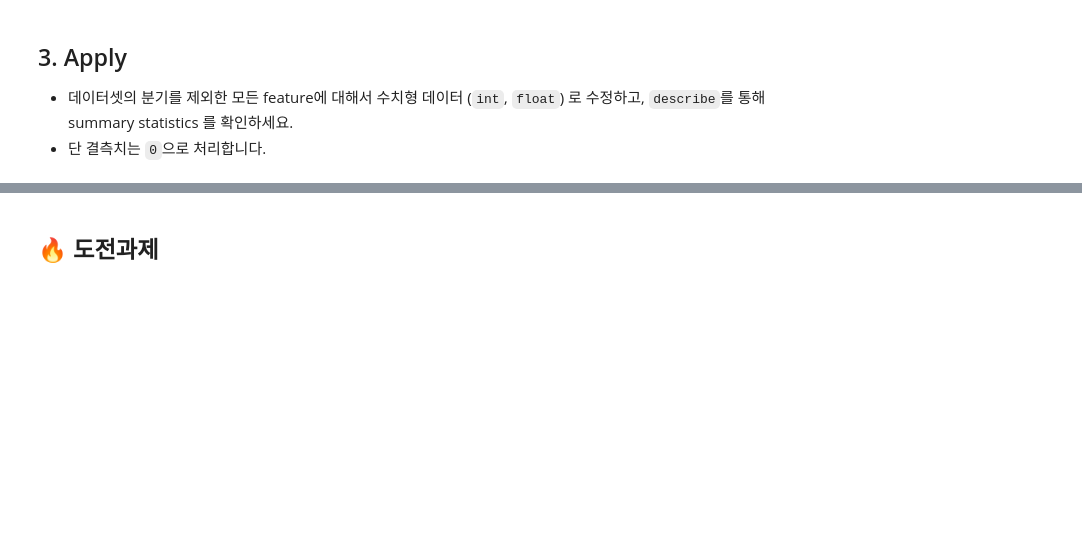
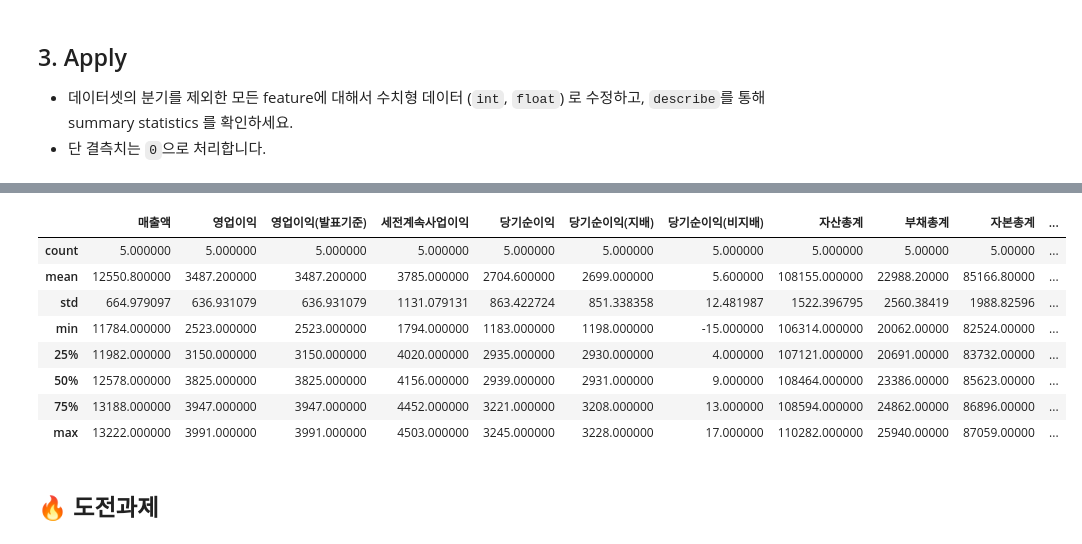
Before and after one commit to seahahn/game-company-data-analysis, a Jupyter notebook: n112-feature-engineering/n112a-feature-engineering.ipynb, the cells around one changed output, grey strips where cells are left out. Drawn from its saved outputs; the diff is of its cells as text; code cells hidden in the pictures; blank space fills up the shorter version.

```diff
--- a/n112-feature-engineering/n112a-feature-engineering.ipynb
+++ b/n112-feature-engineering/n112a-feature-engineering.ipynb
@@ -77,18 +77,18 @@ df2
 - replace가 아닌 다른 방법을 사용하여 19년도 2분기의 매출액 을 integer로 변경하세요. 결과값은 12578이 나와야합니다.
 # %%
 import re
+pd.set_option('mode.chained_assignment',  None)
 
+# ','를 대체시킬 함수
 def comma_num_to_int(text):
+  # 들어온 값의 타입을 확인하여 str이면 대체, 아니면 원래 값으로 돌려줌
   if str(type(text)) == "<class 'str'>":
-    print('in')
     n = re.sub(",", "", text)
     return int(n)
   else:
-    print('not in')
-    print(type(text))
     return text
 
-target = df.index[(df['분기'] == '19/6')]
-df['매출액'][target[0]] = comma_num_to_int(df.loc[target[0]]['매출액'])
+target = df.index[(df['분기'] == '19/6')] # 19년도 2분기 행 위치 찾기
+df['매출액'][target[0]] = comma_num_to_int(df.loc[target[0]]['매출액']) # 값 타입을 int로 바꾸기
 df['매출액'][target[0]]
 # %% [output]
@@ -134,0 +100,19 @@ PER(배)
+# %%
+# 각 컬럼별 타입 확인
+df.dtypes
+
+# 결측치 처리
+df.isna()
+df = df.fillna(0)
+
+# '분기'와 '분기' 외 컬럼을 분리
+df_object = df.iloc[:, 0]
+df_numeric = df.iloc[:, 1:]
+
+# '분기' 제외 나머지 feature에 대해서 수치형 데이터로 수정
+df_numeric = df_numeric.replace(',', '', regex=True).apply(pd.to_numeric)
+
+# 분리했던 데이터프레임 합치기
+df = pd.concat([df_object,df_numeric], axis=1)
+
+df.dtypes
@@ -135,3 +137,16 @@ PER(배)
+# %%
+# summary statistics 확인
+df.describe()
+# %% [output]
+|  | 매출액 | 영업이익 | 영업이익(발표기준) | 세전계속사업이익 | 당기순이익 | 당기순이익(지배) | 당기순이익(비지배) | 자산총계 | 부채총계 | 자본총계 | ... |
+| count | 5.000000 | 5.000000 | 5.000000 | 5.000000 | 5.000000 | 5.000000 | 5.000000 | 5.000000 | 5.00000 | 5.00000 | ... |
+| mean | 12550.800000 | 3487.200000 | 3487.200000 | 3785.000000 | 2704.600000 | 2699.000000 | 5.600000 | 108155.000000 | 22988.20000 | 85166.80000 | ... |
+| std | 664.979097 | 636.931079 | 636.931079 | 1131.079131 | 863.422724 | 851.338358 | 12.481987 | 1522.396795 | 2560.38419 | 1988.82596 | ... |
+| min | 11784.000000 | 2523.000000 | 2523.000000 | 1794.000000 | 1183.000000 | 1198.000000 | -15.000000 | 106314.000000 | 20062.00000 | 82524.00000 | ... |
+| 25% | 11982.000000 | 3150.000000 | 3150.000000 | 4020.000000 | 2935.000000 | 2930.000000 | 4.000000 | 107121.000000 | 20691.00000 | 83732.00000 | ... |
+| 50% | 12578.000000 | 3825.000000 | 3825.000000 | 4156.000000 | 2939.000000 | 2931.000000 | 9.000000 | 108464.000000 | 23386.00000 | 85623.00000 | ... |
+| 75% | 13188.000000 | 3947.000000 | 3947.000000 | 4452.000000 | 3221.000000 | 3208.000000 | 13.000000 | 108594.000000 | 24862.00000 | 86896.00000 | ... |
+| max | 13222.000000 | 3991.000000 | 3991.000000 | 4503.000000 | 3245.000000 | 3228.000000 | 17.000000 | 110282.000000 | 25940.00000 | 87059.00000 | ... |
 # %% [markdown]
 ## 🔥 도전과제
 # %% [markdown]
```
Also changed, not shown: parts of 5 cells of this notebook.
